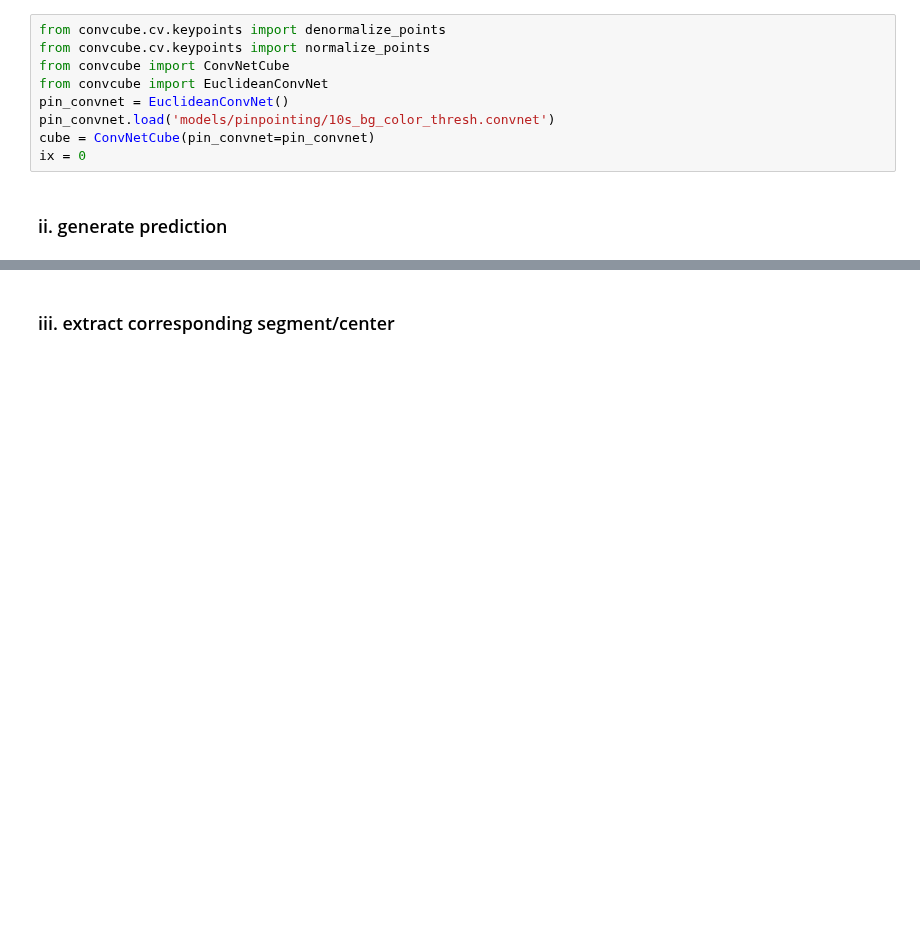
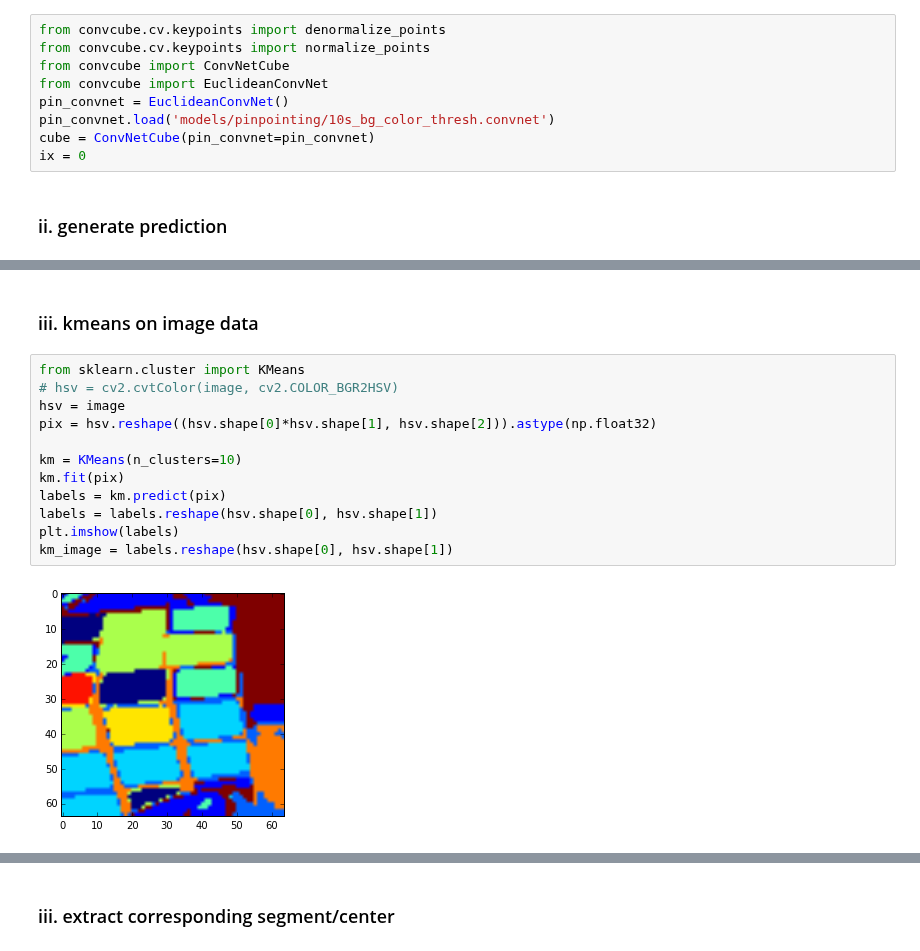
Before and after one commit to jayhack/ConvCube, a Jupyter notebook: PinPointing.ipynb, the cells around one changed output, grey strips where cells are left out. Saved outputs shown, nothing was run; the diff lists cells and outputs as text; blank space fills up the shorter version.

```diff
--- a/PinPointing.ipynb
+++ b/PinPointing.ipynb
@@ -207,0 +208,16 @@ plt.imshow(disp_img[:,:,::-1])
+# %% [markdown]
+### iii. kmeans on image data
+# %%
+from sklearn.cluster import KMeans
+# hsv = cv2.cvtColor(image, cv2.COLOR_BGR2HSV)
+hsv = image
+pix = hsv.reshape((hsv.shape[0]*hsv.shape[1], hsv.shape[2])).astype(np.float32)
+
+km = KMeans(n_clusters=10)
+km.fit(pix)
+labels = km.predict(pix)
+labels = labels.reshape(hsv.shape[0], hsv.shape[1])
+plt.imshow(labels)
+km_image = labels.reshape(hsv.shape[0], hsv.shape[1])
+# %% [output]
+[figure, added]
```
Also changed, not shown: parts of 12 cells of this notebook, 1 other file.
